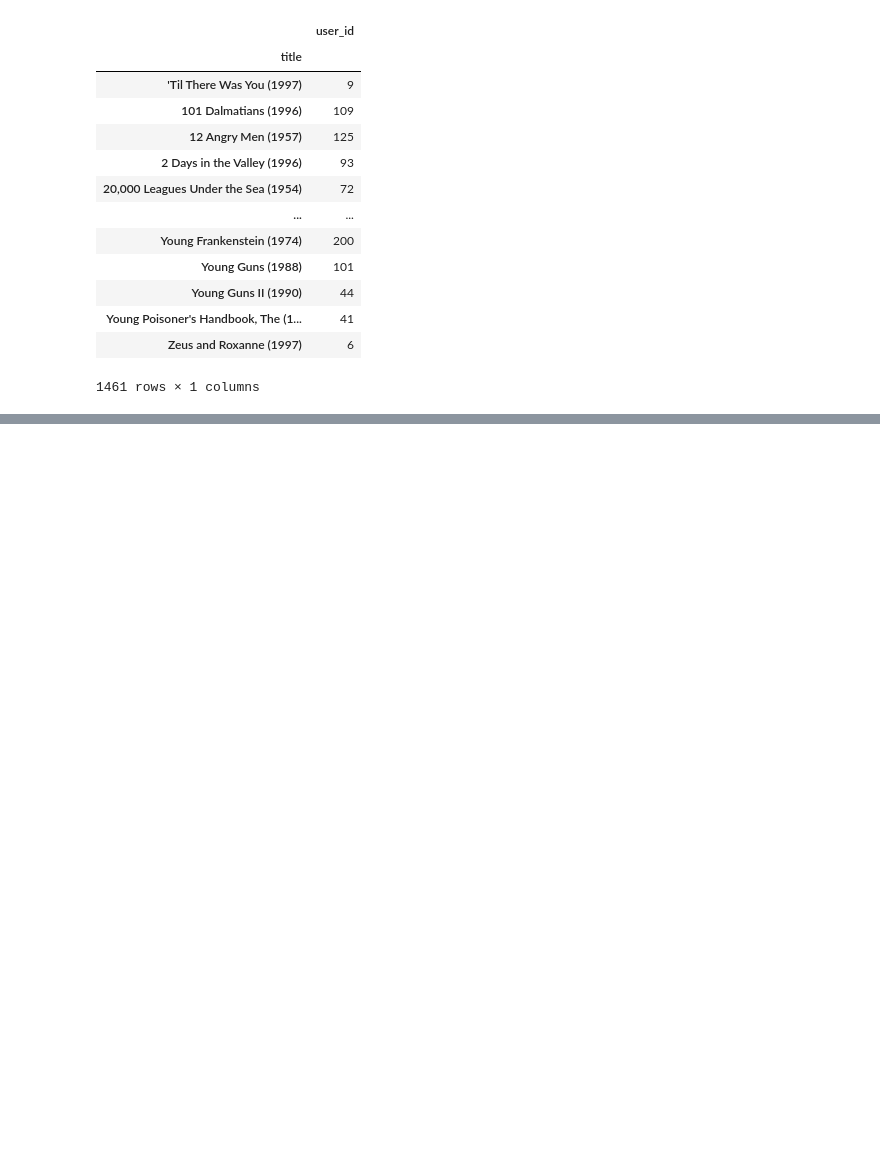
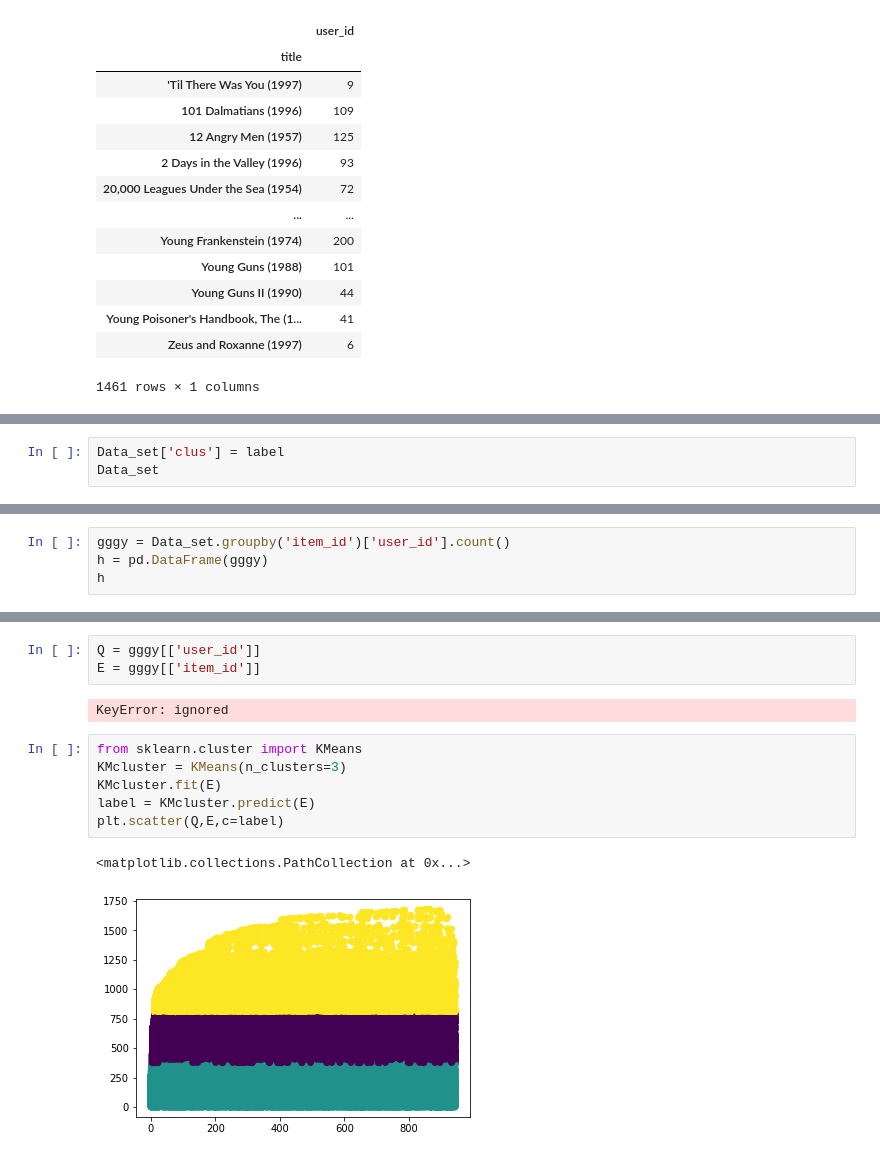
Before and after one commit to thanadolch/KKU_data_mining, a Jupyter notebook: Project_.ipynb, the cells around one changed output, grey strips where cells are left out. Cells and saved outputs as stored; diff of their text form; blank space fills up the shorter version.

```diff
--- a/Project_.ipynb
+++ b/Project_.ipynb
@@ -493,0 +573,3 @@ count
+# %%
+Data_set['clus'] = label
+Data_set
@@ -493,0 +590,4 @@ count
+# %%
+gggy = Data_set.groupby('item_id')['user_id'].count()
+h = pd.DataFrame(gggy)
+h
@@ -493,0 +609,14 @@ count
+# %%
+Q = gggy[['user_id']]
+E = gggy[['item_id']]
+# %% [output]
+KeyError: ignored
+# %%
+from sklearn.cluster import KMeans
+KMcluster = KMeans(n_clusters=3)
+KMcluster.fit(E)
+label = KMcluster.predict(E)
+plt.scatter(Q,E,c=label)
+# %% [output]
+<matplotlib.collections.PathCollection at 0x...>
+[figure, added]
```
Also changed, not shown: parts of 13 cells of this notebook.
